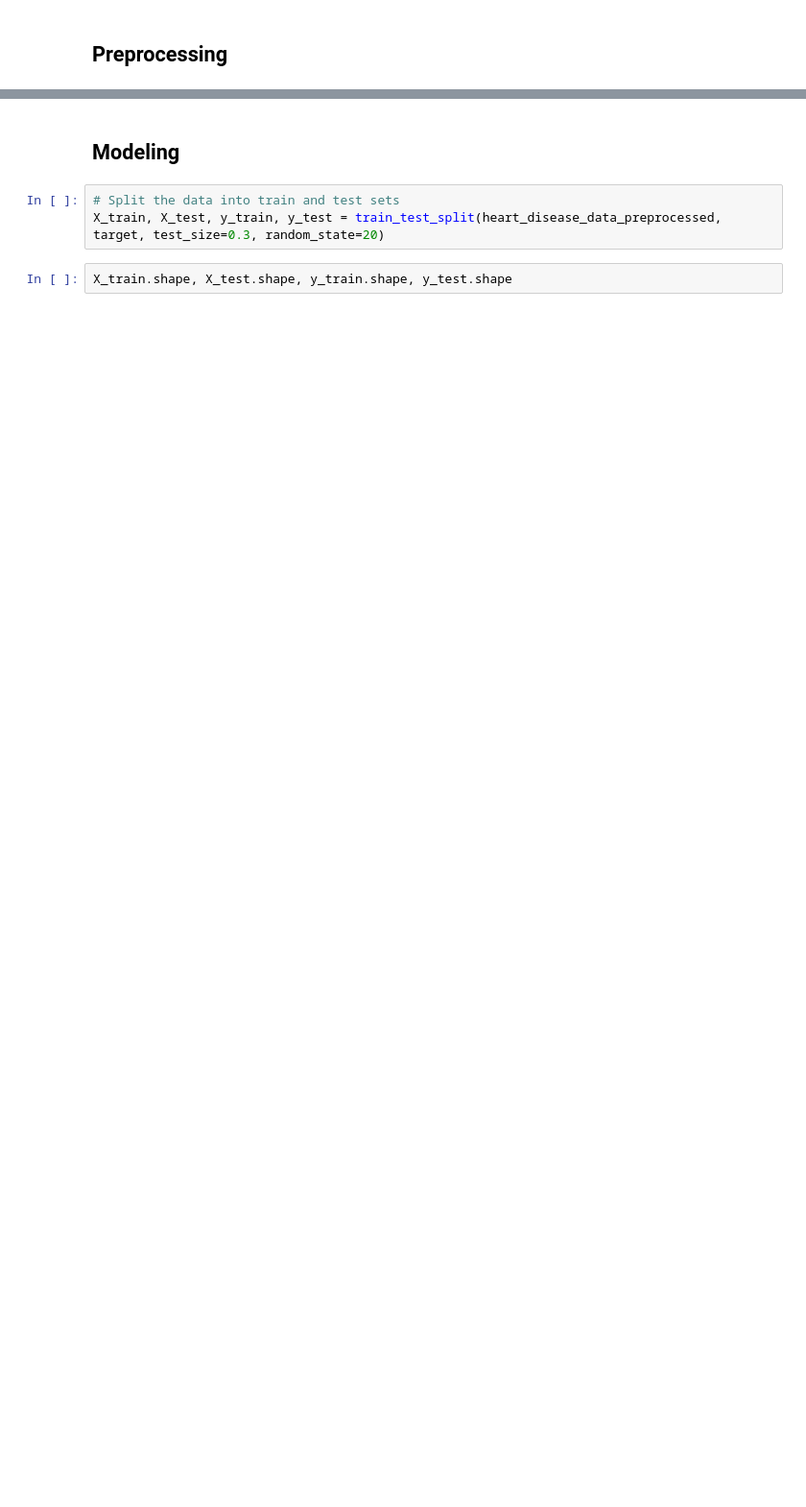
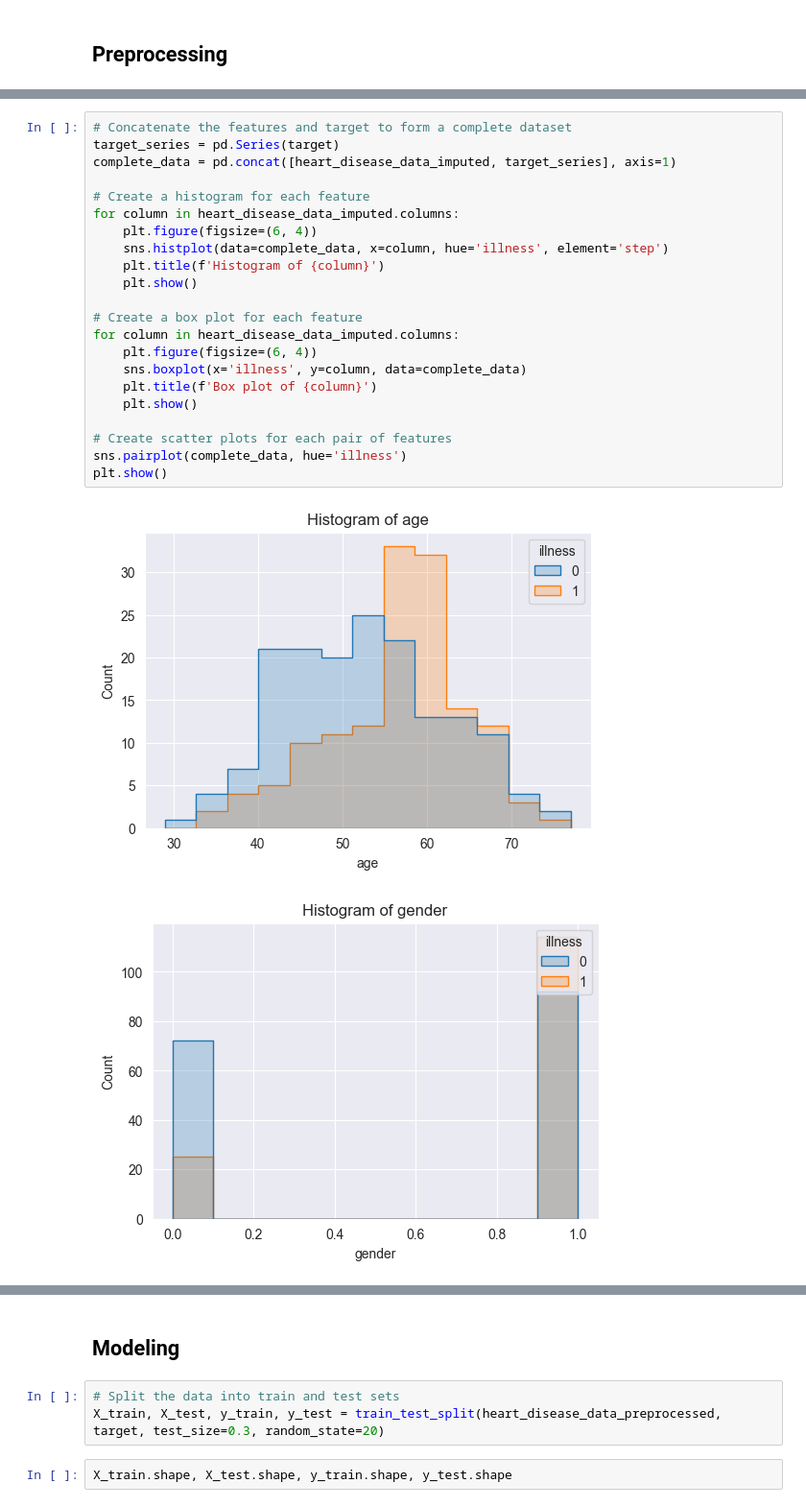
Before and after one commit to Poliaboy/PfDa_Project_S7, a Jupyter notebook: playground.ipynb, the cells around one changed output, grey strips where cells are left out. Shown at 96% size. Cells and saved outputs as stored; diff of their text form; blank space fills up the shorter version.

```diff
--- a/playground.ipynb
+++ b/playground.ipynb
@@ -198,0 +264,25 @@ heart_disease_data_preprocessed = preprocessor.fit_transform(heart_disease_data_
+# %%
+# Concatenate the features and target to form a complete dataset
+target_series = pd.Series(target)
+complete_data = pd.concat([heart_disease_data_imputed, target_series], axis=1)
+
+# Create a histogram for each feature
+for column in heart_disease_data_imputed.columns:
+    plt.figure(figsize=(6, 4))
+    sns.histplot(data=complete_data, x=column, hue='illness', element='step')
+    plt.title(f'Histogram of {column}')
+    plt.show()
+
+# Create a box plot for each feature
+for column in heart_disease_data_imputed.columns:
+    plt.figure(figsize=(6, 4))
+    sns.boxplot(x='illness', y=column, data=complete_data)
+    plt.title(f'Box plot of {column}')
+    plt.show()
+
+# Create scatter plots for each pair of features
+sns.pairplot(complete_data, hue='illness')
+plt.show()
+# %% [output]
+[figure, added]
+[figure, added]
```
Also changed, not shown: parts of 30 cells of this notebook.
